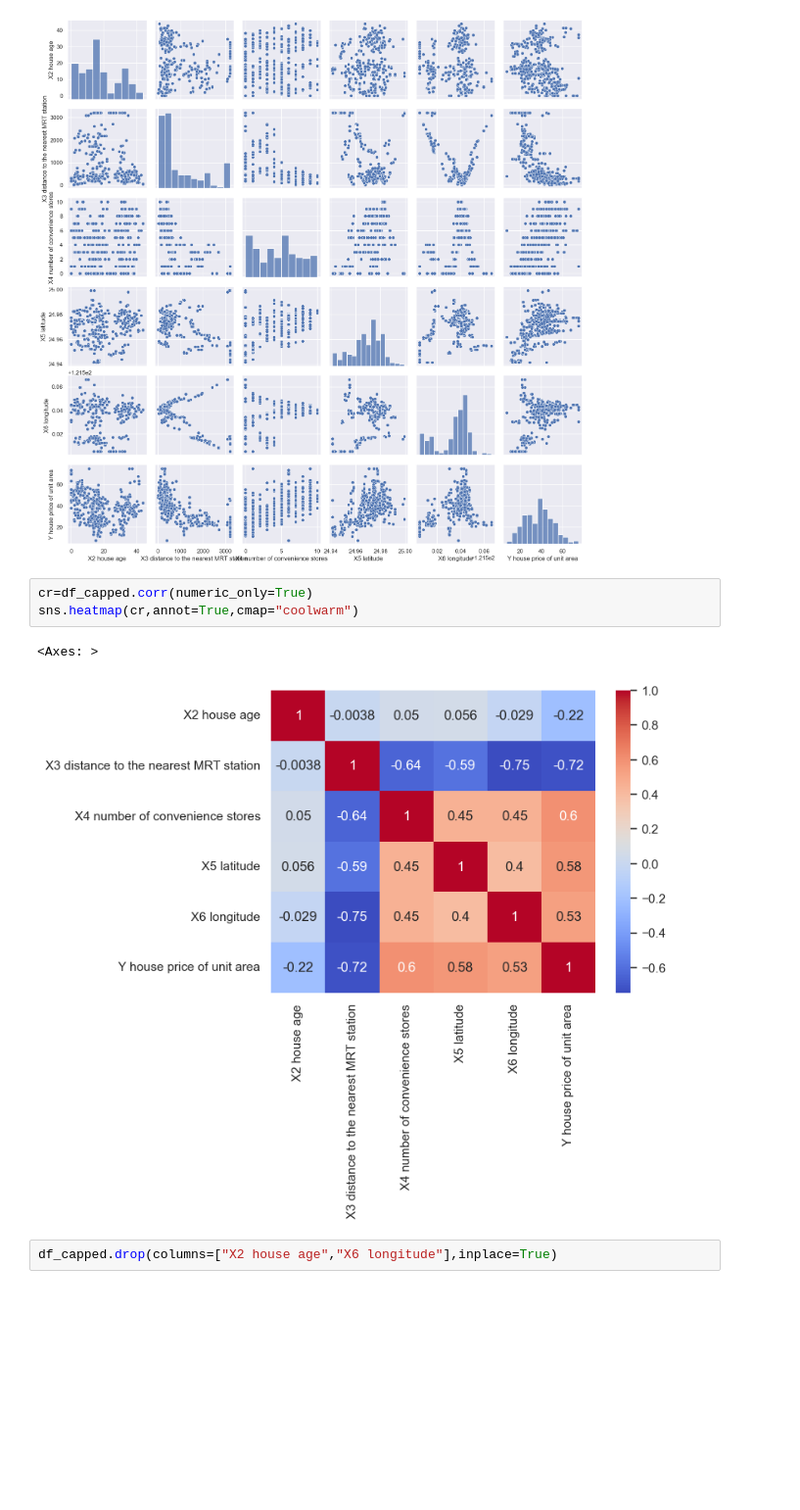
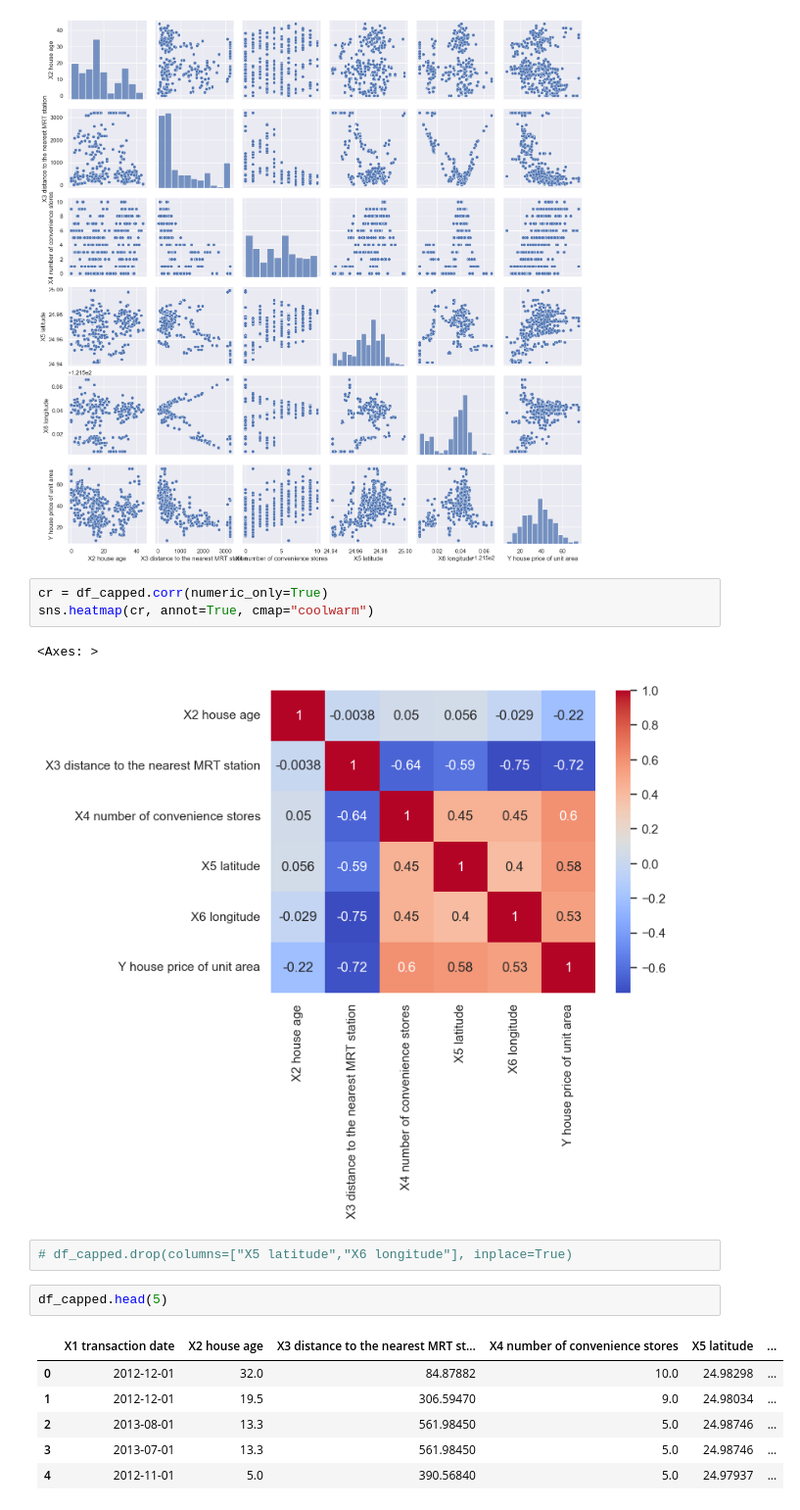
Before and after one commit to Hort-Hourpheng/Assignment, a Jupyter notebook: XGboost + Linear/XGboost+LinearReg.ipynb, the cells around one changed output. Shown at 98% size. Cells and saved outputs as stored; diff of their text form; blank space fills up the shorter version.

```diff
--- a/Data_Visualization_M080215.ipynb
+++ b/XGboost + Linear/XGboost+LinearReg.ipynb
@@ -447,13 +474,22 @@ sns.pairplot(df_capped)
 <seaborn.axisgrid.PairGrid at 0x...>
 [figure]
 # %%
-cr=df_capped.corr(numeric_only=True)
-sns.heatmap(cr,annot=True,cmap="coolwarm")
+cr = df_capped.corr(numeric_only=True)
+sns.heatmap(cr, annot=True, cmap="coolwarm")
 # %% [output]
 <Axes: >
 [figure]
 # %%
-df_capped.drop(columns=["X2 house age","X6 longitude"],inplace=True)
+# df_capped.drop(columns=["X5 latitude","X6 longitude"], inplace=True)
+# %%
+df_capped.head(5)
+# %% [output]
+|  | X1 transaction date | X2 house age | X3 distance to the nearest MRT st... | X4 number of convenience stores | X5 latitude | ... |
+| 0 | 2012-12-01 | 32.0 | 84.87882 | 10.0 | 24.98298 | ... |
+| 1 | 2012-12-01 | 19.5 | 306.59470 | 9.0 | 24.98034 | ... |
+| 2 | 2013-08-01 | 13.3 | 561.98450 | 5.0 | 24.98746 | ... |
+| 3 | 2013-07-01 | 13.3 | 561.98450 | 5.0 | 24.98746 | ... |
+| 4 | 2012-11-01 | 5.0 | 390.56840 | 5.0 | 24.97937 | ... |
 # %%
 from sklearn import linear_model
 from sklearn.model_selection import train_test_split
```
Also changed, not shown: parts of 36 cells of this notebook, 2 other files.
